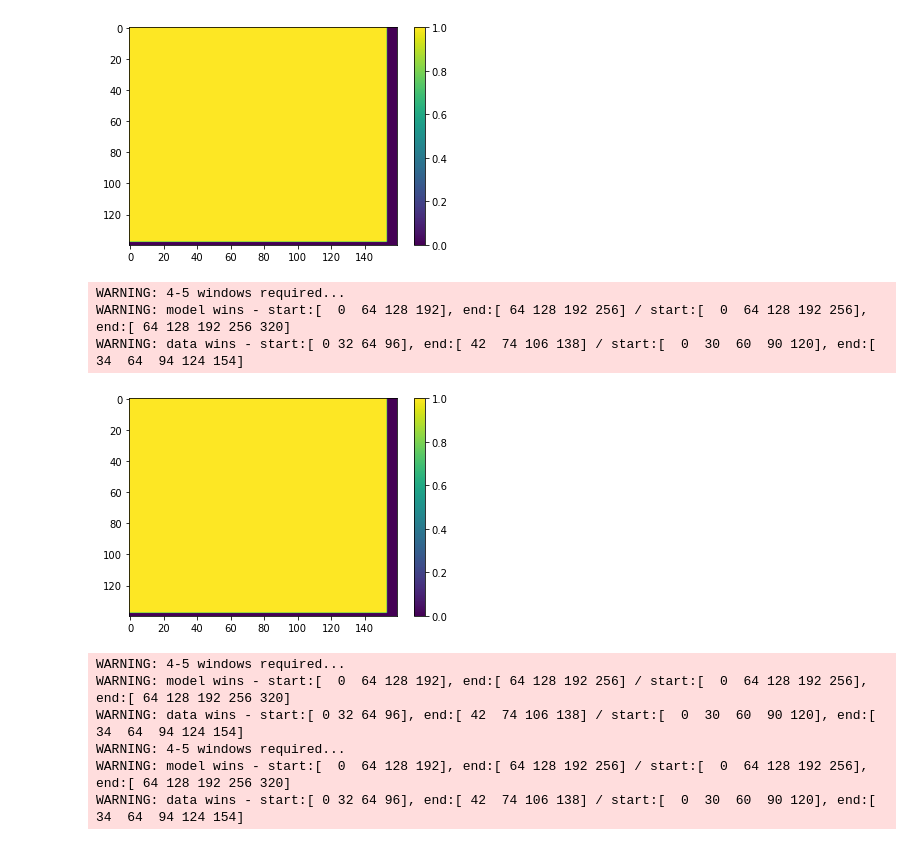
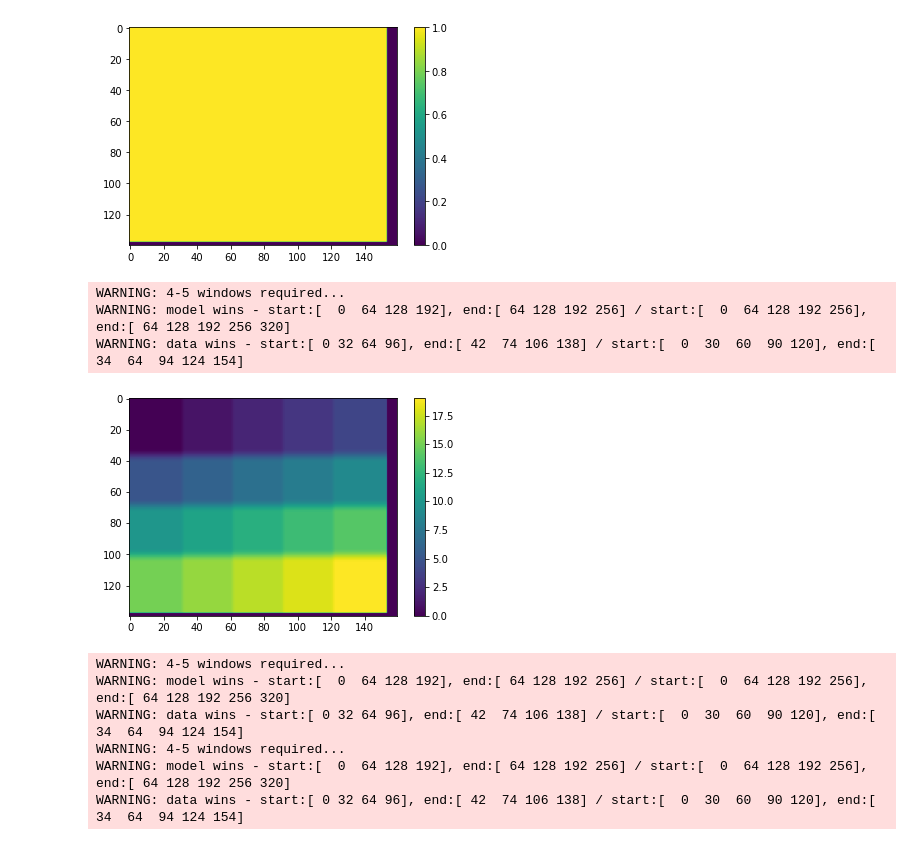
Before and after one commit to PyLops/pylops_notebooks, a Jupyter notebook: developement/Patching.ipynb, the cells around one changed output. Drawn from its saved outputs; the diff is of its cells as text; code cells hidden in the pictures.

Commit message:
Added scaling to PatPatching notebook

```diff
--- a/developement/Patching.ipynb
+++ b/developement/Patching.ipynb
@@ -373,22 +373,22 @@ WARNING: data wins - start:[ 0 32 64 96], end:[ 42  74 106 138] / start:[  0  30
 # %%
 #with scalings
 scalings = np.arange(nwins[0]*nwins[1])
 
 Op = Identity(nwin[0]*nwin[1], nwin[0]*nwin[1])
 Sop = Patch2D(Op.H, dims, dimsd, nwin, nover, nop,
-              tapertype='cosine', design=True)#, scalings=scalings)
+              tapertype='cosine', scalings=scalings, design=True)
 
 y = Sop * np.ones(Sop.shape[1])
 
 plt.figure()
 plt.imshow(y.reshape(dimsd[0], dimsd[1]))
 plt.colorbar()
 plt.axis('tight');
 # %% [output]
 WARNING: 4-5 windows required...
 WARNING: model wins - start:[  0  64 128 192], end:[ 64 128 192 256] / start:[  0  64 128 192 256], end:[ 64 128 192 256 320]
 WARNING: data wins - start:[ 0 32 64 96], end:[ 42  74 106 138] / start:[  0  30  60  90 120], end:[ 34  64  94 124 154]
-[figure, old version]
+[figure, new version]
 # %%
 dimsd = data.shape
 nwin = (42, 34)
```
Also changed, not shown: parts of 4 cells of this notebook.
